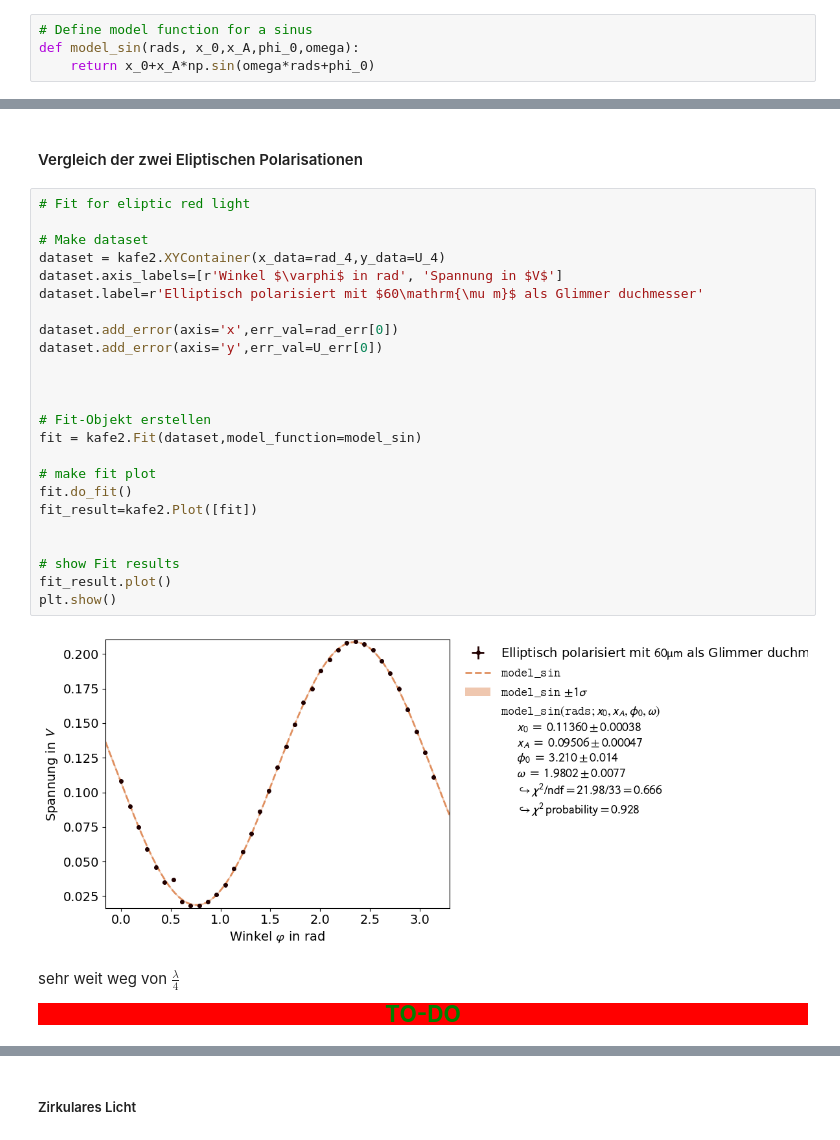
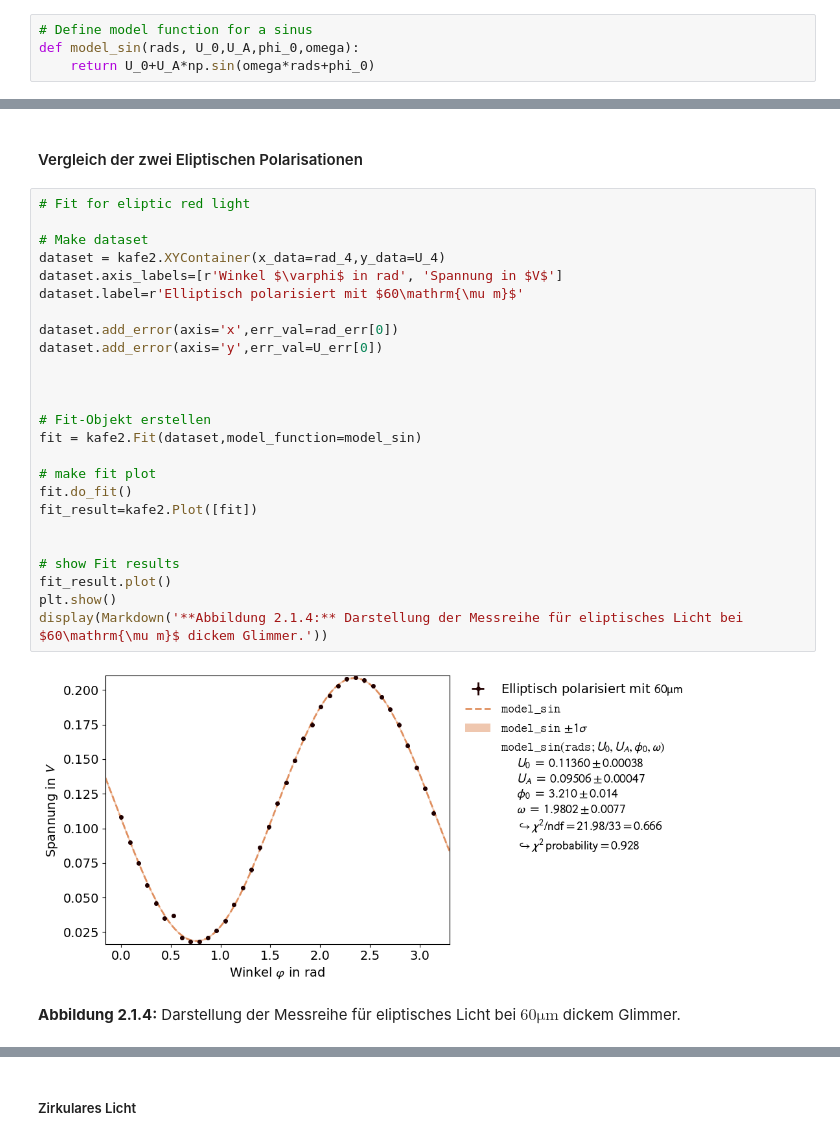
Before and after one commit to AlFa-Tier/Uni_codes, a Jupyter notebook: Praktikum/Polarisation/Polarisation.ipynb, the cells around one changed output, grey strips where cells are left out. Cells and saved outputs as stored; diff of their text form.

```diff
--- a/Praktikum/Polarisation/Polarisation.ipynb
+++ b/Praktikum/Polarisation/Polarisation.ipynb
@@ -136,8 +151,8 @@ import warnings
 warnings.filterwarnings('ignore')
 # %%
 # Define model function for a sinus
-def model_sin(rads, x_0,x_A,phi_0,omega):
-    return x_0+x_A*np.sin(omega*rads+phi_0)
+def model_sin(rads, U_0,U_A,phi_0,omega):
+    return U_0+U_A*np.sin(omega*rads+phi_0)
 # %%
 # Making all Variables needed for the plots
 
@@ -239,32 +283,28 @@ plt.show()
 # %%
 # Fit for eliptic red light
 
 # Make dataset
 dataset = kafe2.XYContainer(x_data=rad_4,y_data=U_4)
 dataset.axis_labels=[r'Winkel $\varphi$ in rad', 'Spannung in $V$']
-dataset.label=r'Elliptisch polarisiert mit $60\mathrm{\mu m}$ als Glimmer duchmesser'
+dataset.label=r'Elliptisch polarisiert mit $60\mathrm{\mu m}$'
 
 dataset.add_error(axis='x',err_val=rad_err[0])
 dataset.add_error(axis='y',err_val=U_err[0])
 
 
 
 # Fit-Objekt erstellen
 fit = kafe2.Fit(dataset,model_function=model_sin)
 
 # make fit plot
 fit.do_fit()
 fit_result=kafe2.Plot([fit])
 
 
 # show Fit results
 fit_result.plot()
 plt.show()
+display(Markdown('**Abbildung 2.1.4:** Darstellung der Messreihe für eliptisches Licht bei $60\mathrm{\mu m}$ dickem Glimmer.'))
 # %% [output]
-[figure, old version]
+[figure, new version]
+**Abbildung 2.1.4:** Darstellung der Messreihe für eliptisches Licht bei $60\mathrm{\mu m}$ dickem Glimmer.
-# %% [markdown]
-sehr weit weg von $\frac\lambda4$
-
-<p style="background-color:red;color:green;font-size:150%;text-align:center">
-    <strong>TO-DO</strong>
-</p>
```
Also changed, not shown: parts of 30 cells of this notebook, 1 other file.
